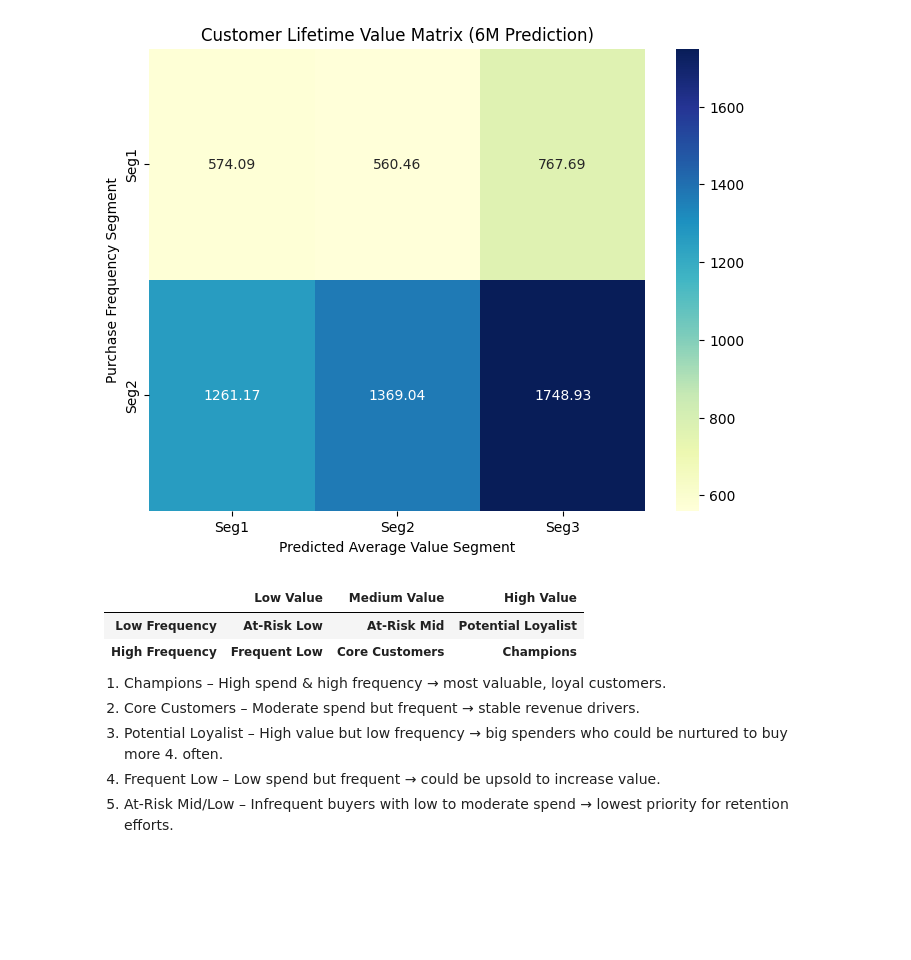
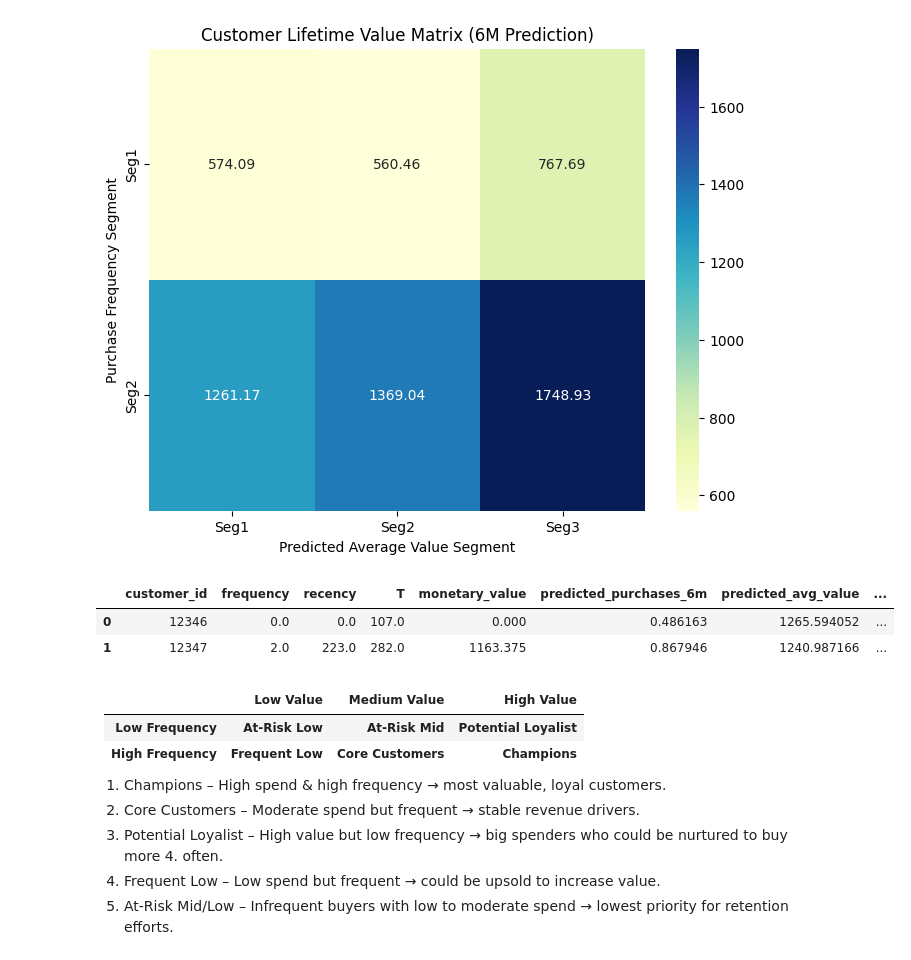
Before and after one commit to CGrainger1/LTV-Capstone-Project, a Jupyter notebook: Step_14_CLV Matrix.ipynb, the cells around one changed output. Cells and saved outputs as stored; diff of their text form; code cells hidden in the pictures; blank space fills up the shorter version.

```diff
--- a/Step_14_CLV Matrix.ipynb
+++ b/Step_14_CLV Matrix.ipynb
@@ -80,6 +80,12 @@ plt.ylabel('Purchase Frequency Segment')
 plt.show()
 # %% [output]
 [figure]
+# %%
+ltv_final.head(2)
+# %% [output]
+|  | customer_id | frequency | recency | T | monetary_value | predicted_purchases_6m | predicted_avg_value | ... |
+| 0 | 12346 | 0.0 | 0.0 | 107.0 | 0.000 | 0.486163 | 1265.594052 | ... |
+| 1 | 12347 | 2.0 | 223.0 | 282.0 | 1163.375 | 0.867946 | 1240.987166 | ... |
 # %% [markdown]
 |                    | **Low Value**    | **Medium Value**   | **High Value**         |
 | ------------------ | ---------------- | ------------------ | ---------------------- |
```
Also changed, not shown: parts of 5 cells of this notebook, 1 other file.
